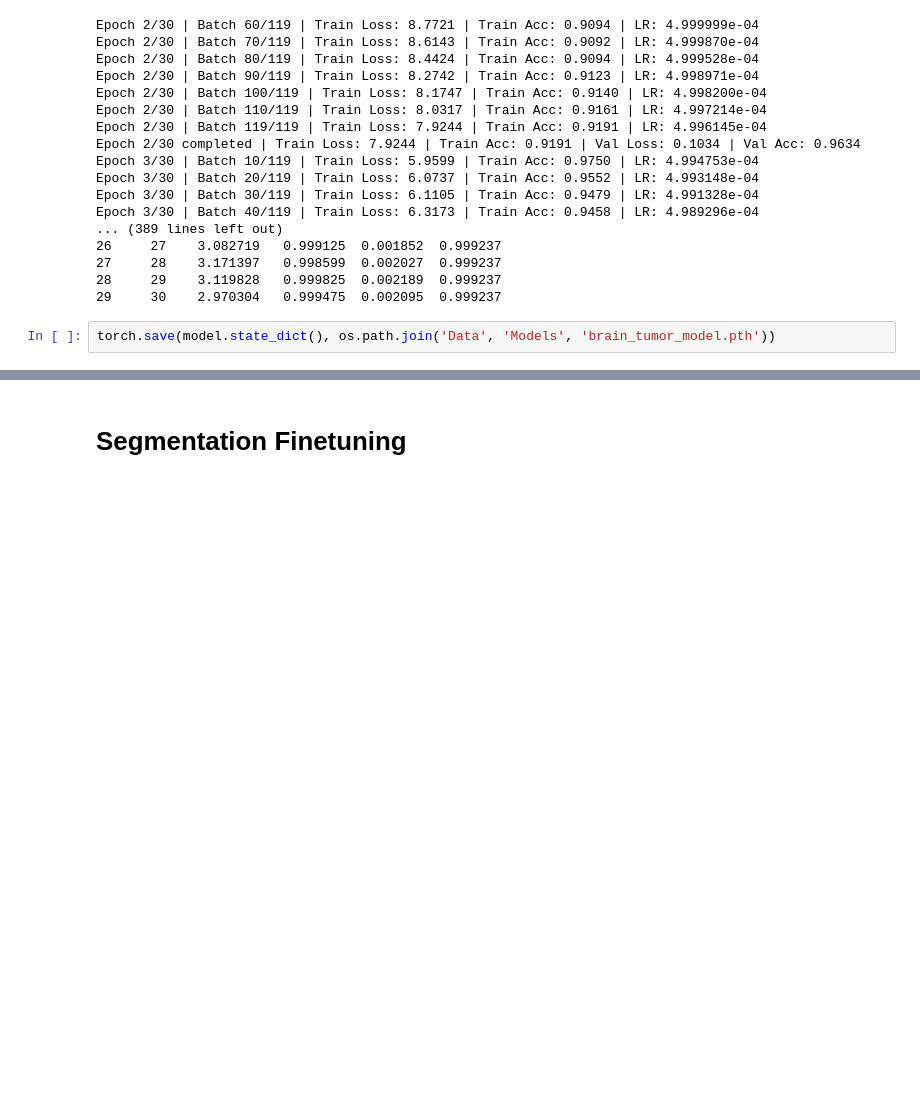
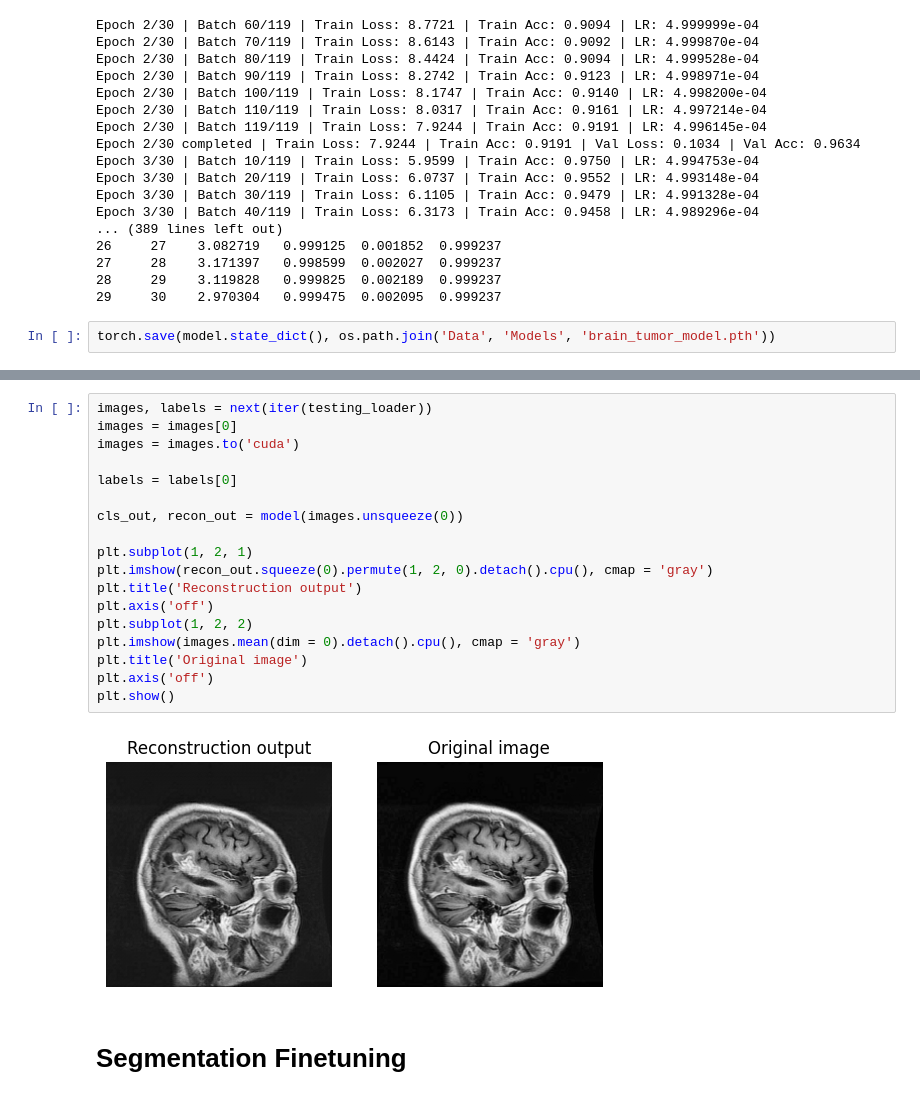
Before and after one commit to Thoalfeqar-gata/NURAI-Brain-Tumor-Segmentation-and-Classification-Project-, a Jupyter notebook: main.ipynb, the cells around one changed output, grey strips where cells are left out. Cells and saved outputs as stored; diff of their text form; blank space fills up the shorter version.

```diff
--- a/main.ipynb
+++ b/main.ipynb
@@ -231,2 +250,22 @@ model.to('cuda')
+# %%
+images, labels = next(iter(testing_loader))
+images = images[0]
+images = images.to('cuda')
+
+labels = labels[0]
+
+cls_out, recon_out = model(images.unsqueeze(0))
+
+plt.subplot(1, 2, 1)
+plt.imshow(recon_out.squeeze(0).permute(1, 2, 0).detach().cpu(), cmap = 'gray')
+plt.title('Reconstruction output')
+plt.axis('off')
+plt.subplot(1, 2, 2)
+plt.imshow(images.mean(dim = 0).detach().cpu(), cmap = 'gray')
+plt.title('Original image')
+plt.axis('off')
+plt.show()
+# %% [output]
+[figure, added]
 # %% [markdown]
 # Segmentation Finetuning
```
Also changed, not shown: parts of 8 cells of this notebook.
